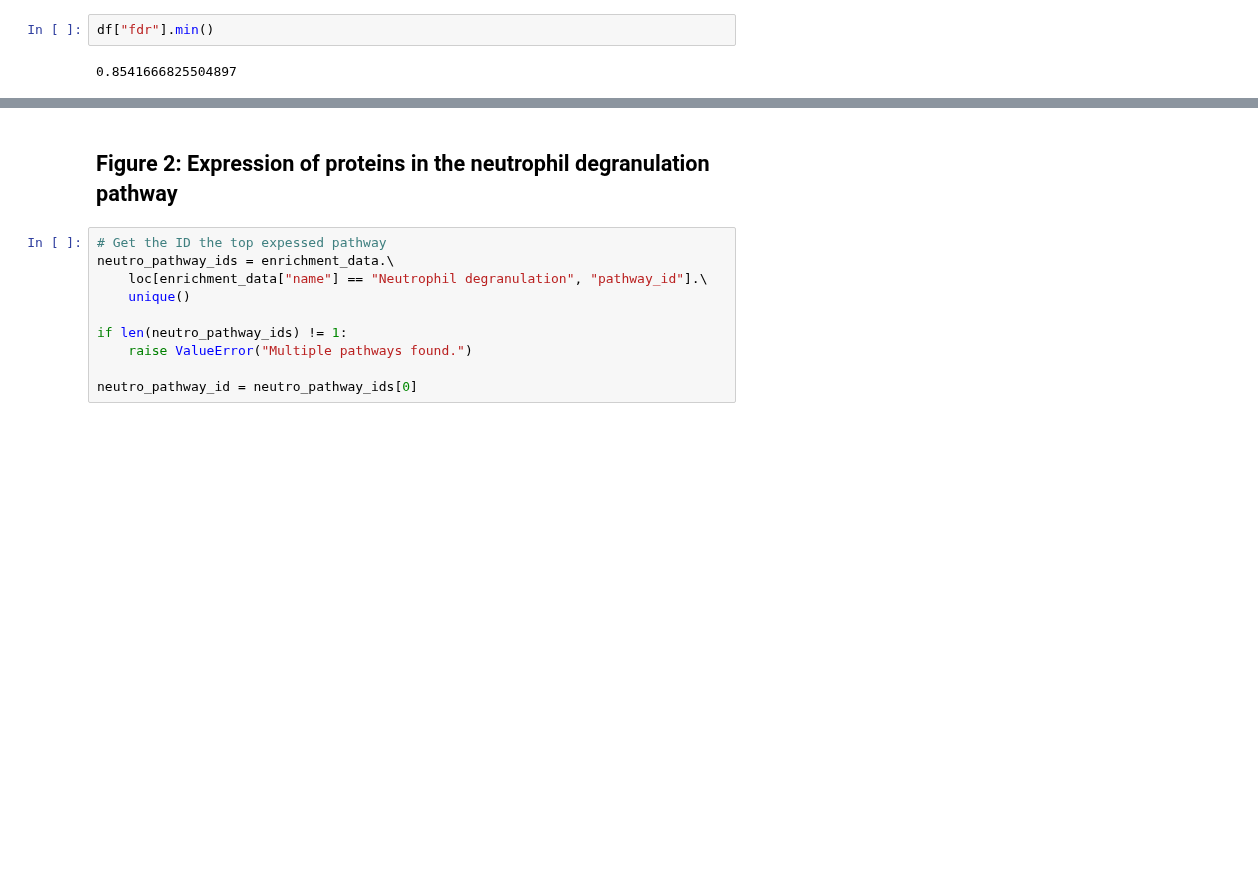
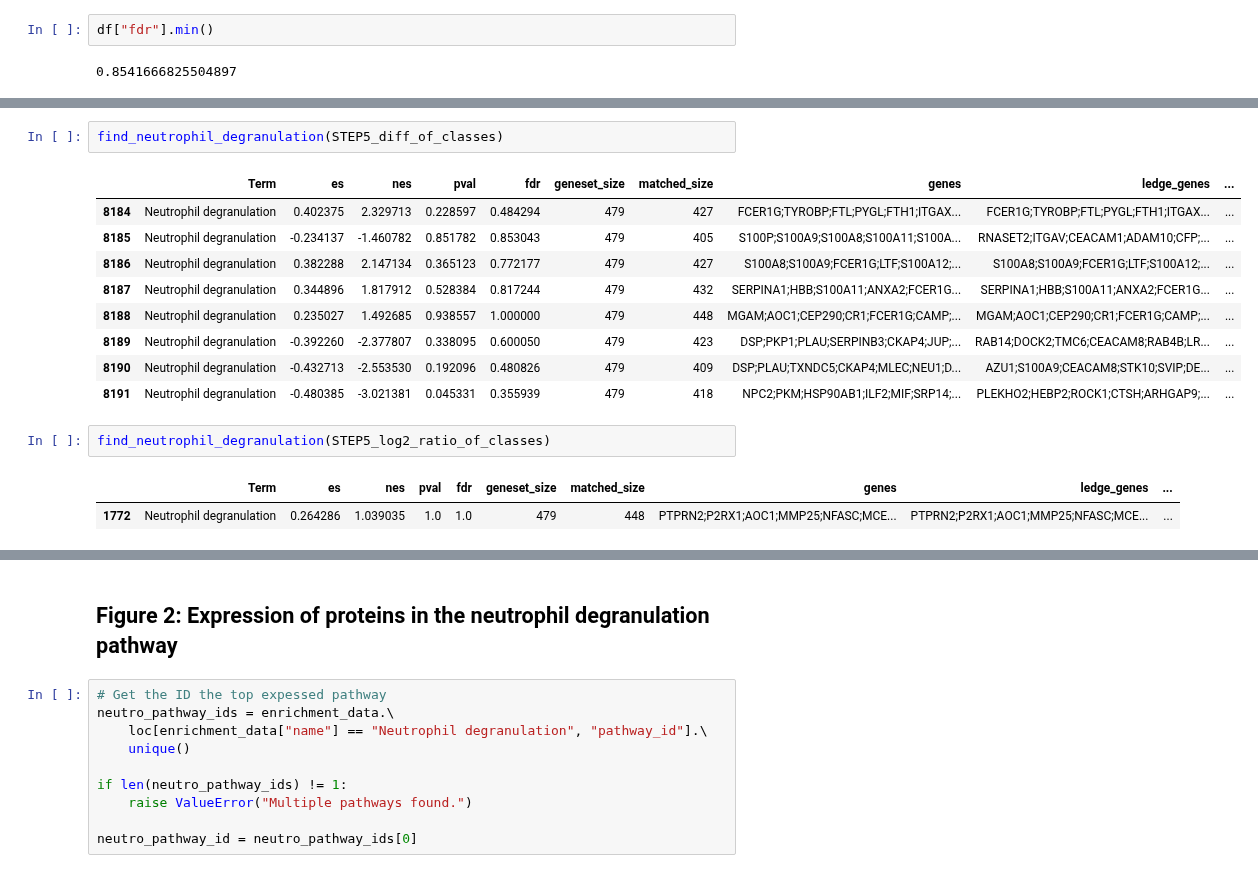
Before and after one commit to caleb-lindgren/scratchpad, a Jupyter notebook: pancancer_enrichment/7_visualize_results_gseapy.ipynb, the cells around one changed output, grey strips where cells are left out. Drawn from its saved outputs; the diff is of its cells as text; blank space fills up the shorter version.

```diff
--- a/pancancer_enrichment/7_visualize_results_gseapy.ipynb
+++ b/pancancer_enrichment/7_visualize_results_gseapy.ipynb
@@ -379,0 +391,17 @@ enrich[enrich["Term"] == "Neutrophil degranulation"]
+# %%
+find_neutrophil_degranulation(STEP5_diff_of_classes)
+# %% [output]
+|  | Term | es | nes | pval | fdr | geneset_size | matched_size | genes | ledge_genes | ... |
+| 8184 | Neutrophil degranulation | 0.402375 | 2.329713 | 0.228597 | 0.484294 | 479 | 427 | FCER1G;TYROBP;FTL;PYGL;FTH1;ITGAX... | FCER1G;TYROBP;FTL;PYGL;FTH1;ITGAX... | ... |
+| 8185 | Neutrophil degranulation | -0.234137 | -1.460782 | 0.851782 | 0.853043 | 479 | 405 | S100P;S100A9;S100A8;S100A11;S100A... | RNASET2;ITGAV;CEACAM1;ADAM10;CFP;... | ... |
+| 8186 | Neutrophil degranulation | 0.382288 | 2.147134 | 0.365123 | 0.772177 | 479 | 427 | S100A8;S100A9;FCER1G;LTF;S100A12;... | S100A8;S100A9;FCER1G;LTF;S100A12;... | ... |
+| 8187 | Neutrophil degranulation | 0.344896 | 1.817912 | 0.528384 | 0.817244 | 479 | 432 | SERPINA1;HBB;S100A11;ANXA2;FCER1G... | SERPINA1;HBB;S100A11;ANXA2;FCER1G... | ... |
+| 8188 | Neutrophil degranulation | 0.235027 | 1.492685 | 0.938557 | 1.000000 | 479 | 448 | MGAM;AOC1;CEP290;CR1;FCER1G;CAMP;... | MGAM;AOC1;CEP290;CR1;FCER1G;CAMP;... | ... |
+| 8189 | Neutrophil degranulation | -0.392260 | -2.377807 | 0.338095 | 0.600050 | 479 | 423 | DSP;PKP1;PLAU;SERPINB3;CKAP4;JUP;... | RAB14;DOCK2;TMC6;CEACAM8;RAB4B;LR... | ... |
+| 8190 | Neutrophil degranulation | -0.432713 | -2.553530 | 0.192096 | 0.480826 | 479 | 409 | DSP;PLAU;TXNDC5;CKAP4;MLEC;NEU1;D... | AZU1;S100A9;CEACAM8;STK10;SVIP;DE... | ... |
+| 8191 | Neutrophil degranulation | -0.480385 | -3.021381 | 0.045331 | 0.355939 | 479 | 418 | NPC2;PKM;HSP90AB1;ILF2;MIF;SRP14;... | PLEKHO2;HEBP2;ROCK1;CTSH;ARHGAP9;... | ... |
+# %%
+find_neutrophil_degranulation(STEP5_log2_ratio_of_classes)
+# %% [output]
+|  | Term | es | nes | pval | fdr | geneset_size | matched_size | genes | ledge_genes | ... |
+| 1772 | Neutrophil degranulation | 0.264286 | 1.039035 | 1.0 | 1.0 | 479 | 448 | PTPRN2;P2RX1;AOC1;MMP25;NFASC;MCE... | PTPRN2;P2RX1;AOC1;MMP25;NFASC;MCE... | ... |
```
Also changed, not shown: parts of 30 cells of this notebook, 1 other file.
